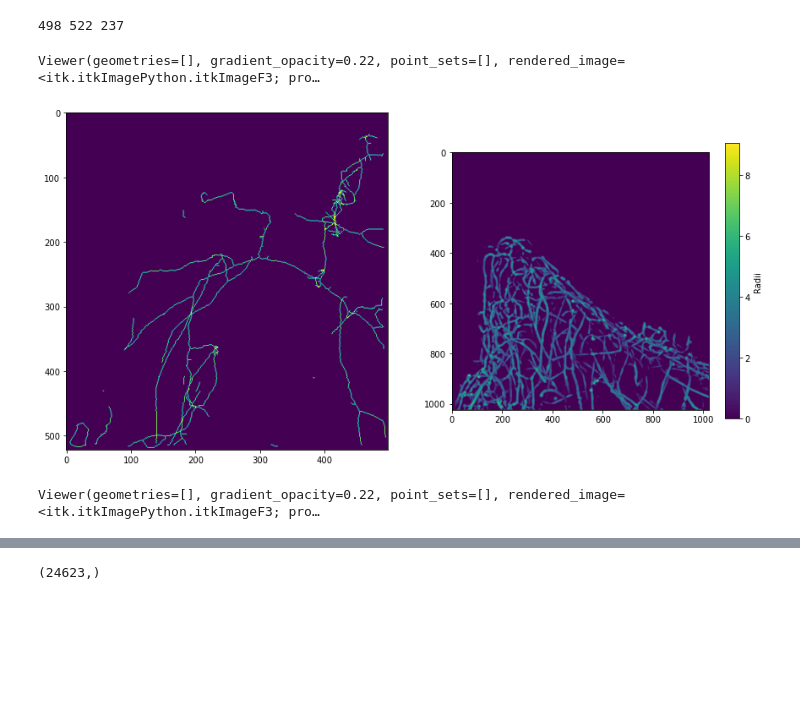
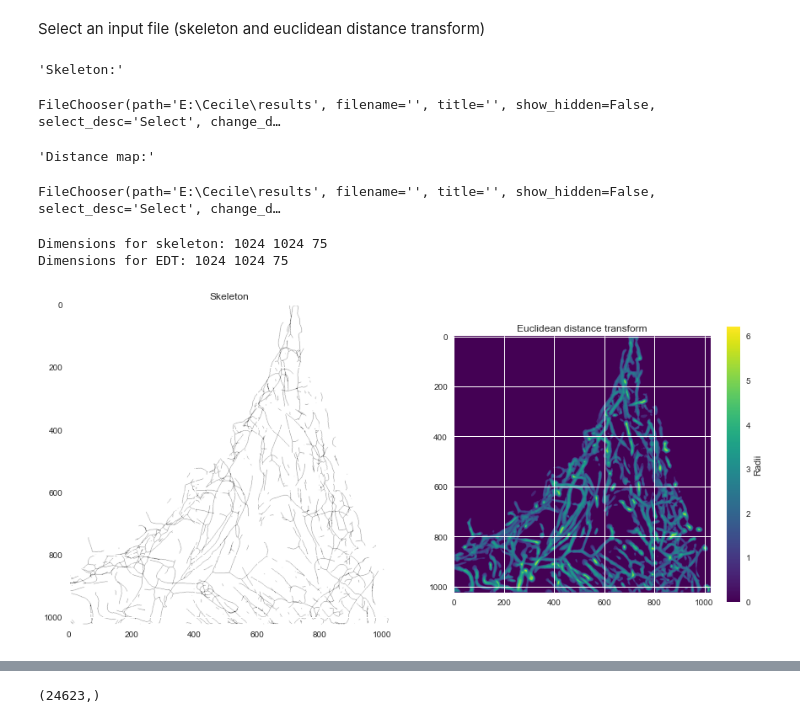
Before and after one commit to Cecile-Castiaux/Master-Thesis, a Jupyter notebook: Analyse variation de diamètre en 3D.ipynb, the cells around one changed output, grey strips where cells are left out. Cells and saved outputs as stored; diff of their text form; code cells hidden in the pictures; blank space fills up the shorter version.

```diff
--- a/Analyse variation de diamètre en 3D.ipynb
+++ b/Analyse variation de diamètre en 3D.ipynb
@@ -10,42 +11,69 @@ import pandas as pd
+# %% [markdown]
+Select an input file (skeleton and euclidean distance transform)
 # %%
-input_skeleton = r"D:\Cecile\Results\Stade 3\P15 10 03 A CARIE STD 3 CONFOCAL\Skeleton_Otsu_tubeness4 of Edge.tif"
-skeleton_itk = itk.imread(input_skeleton)
-#print(skeleton_itk)
-input_dm = r"D:\Cecile\Results\Stade2_ancienmicro\P185AVECAD_carie\EDT_Resampling2.tif"
-dm_itk = itk.imread(input_dm)
-#print(dm_itk)
+fc_skeleton = FileChooser(r"E:\Cecile\results")
+fc_skeleton.filter_pattern = '*.tif'
+display('Skeleton:', fc_skeleton)
+
+fc_dm = FileChooser(r"E:\Cecile\results")
+fc_dm.filter_pattern = '*.tif'
+display('Distance map:', fc_dm)
+
+#input_skeleton = r"D:\Cecile\Results\Dent saine\P09A_VECAD_dent saine_corne\Skel_Otsu_tubeness of P09A_VECAD_dent saine_corne.tif"
+# input_skeleton = r"E:\Cecile\results\Stade 2\P18-5A cornedroite\Skel_Otsu_tubeness of Resample2_P18-5A-VECAD CARIE STADE2_corne droite_001-1.tif"
+# skeleton_itk = itk.imread(input_skeleton)
+# #print(skeleton_itk)
+# #input_dm = r"D:\Cecile\Results\Dent saine\P09A_VECAD_dent saine_corne\exact_euclidean_distance_transform3D.tif"
+# input_dm = r"E:\Cecile\results\Stade 2\P18-5A cornedroite\EDT.tif"
+# dm_itk = itk.imread(input_dm)
+# #print(dm_itk)
+# %% [output]
+'Skeleton:'
+FileChooser(path='E:\Cecile\results', filename='', title='', show_hidden=False, select_desc='Select', change_d…
+'Distance map:'
+FileChooser(path='E:\Cecile\results', filename='', title='', show_hidden=False, select_desc='Select', change_d…
+# %%
+#Lis le fichier
+
+input_skeleton = fc_skeleton.selected
+skeleton_itk = itk.imread(input_skeleton)
+
+input_dm = fc_dm.selected
+dm_itk = itk.imread(input_dm)
+
+#print(dm_itk)
 # %%
+#Dimensions in voxels
+
 size = itk.size(skeleton_itk)
 width = size[0]
 height = size[1]
 slices = size[2]
-print(width, height, slices)
+print("Dimensions for skeleton:", width, height, slices)
+size = itk.size(dm_itk)
+width_dm = size[0]
+height_dm = size[1]
+slices_dm = size[2]
+print("Dimensions for EDT:", width_dm, height_dm, slices_dm)
 # %% [output]
-498 522 237
+Dimensions for skeleton: 1024 1024 75
+Dimensions for EDT: 1024 1024 75
-# %%
-array_dm = (itk.array_view_from_image(dm_itk))/(2.8963)
-view(array_dm)
-# %% [output]
-Viewer(geometries=[], gradient_opacity=0.22, point_sets=[], rendered_image=<itk.itkImagePython.itkImageF3; pro…
 # %%
 proj_skeleton = itk.maximum_projection_image_filter(skeleton_itk)
 #print(proj_skeleton)
 np_view_skeleton = itk.array_view_from_image(proj_skeleton)
 # print(np_view_skeleton)
 proj_dm = itk.maximum_projection_image_filter(dm_itk)
-np_view_dm = (itk.array_view_from_image(proj_dm))*0.690534
+np_view_dm = (itk.array_view_from_image(proj_dm))*0.65
 plt.figure(figsize=(15,15))
 plt.subplot(1,2,1)
+plt.title('Skeleton')
 plt.imshow(np_view_skeleton[0])
 plt.subplot(1,2,2)
-plt.imshow(np_view_dm[0])
+plt.imshow(np_view_dm[0], cmap="viridis")
+plt.title('Euclidean distance transform')
 plt.colorbar(shrink=0.4, label="Radii", orientation="vertical")
-plt.clim(0, 9.05)
+# plt.clim(0, 46.40)
 plt.show()
 # %% [output]
-[figure, old version]
+[figure, new version]
-# %%
-array_dm = itk.array_view_from_image(dm_itk)
-view(array_dm)
-# %% [output]
-Viewer(geometries=[], gradient_opacity=0.22, point_sets=[], rendered_image=<itk.itkImagePython.itkImageF3; pro…
```
Also changed, not shown: parts of 41 cells of this notebook.
